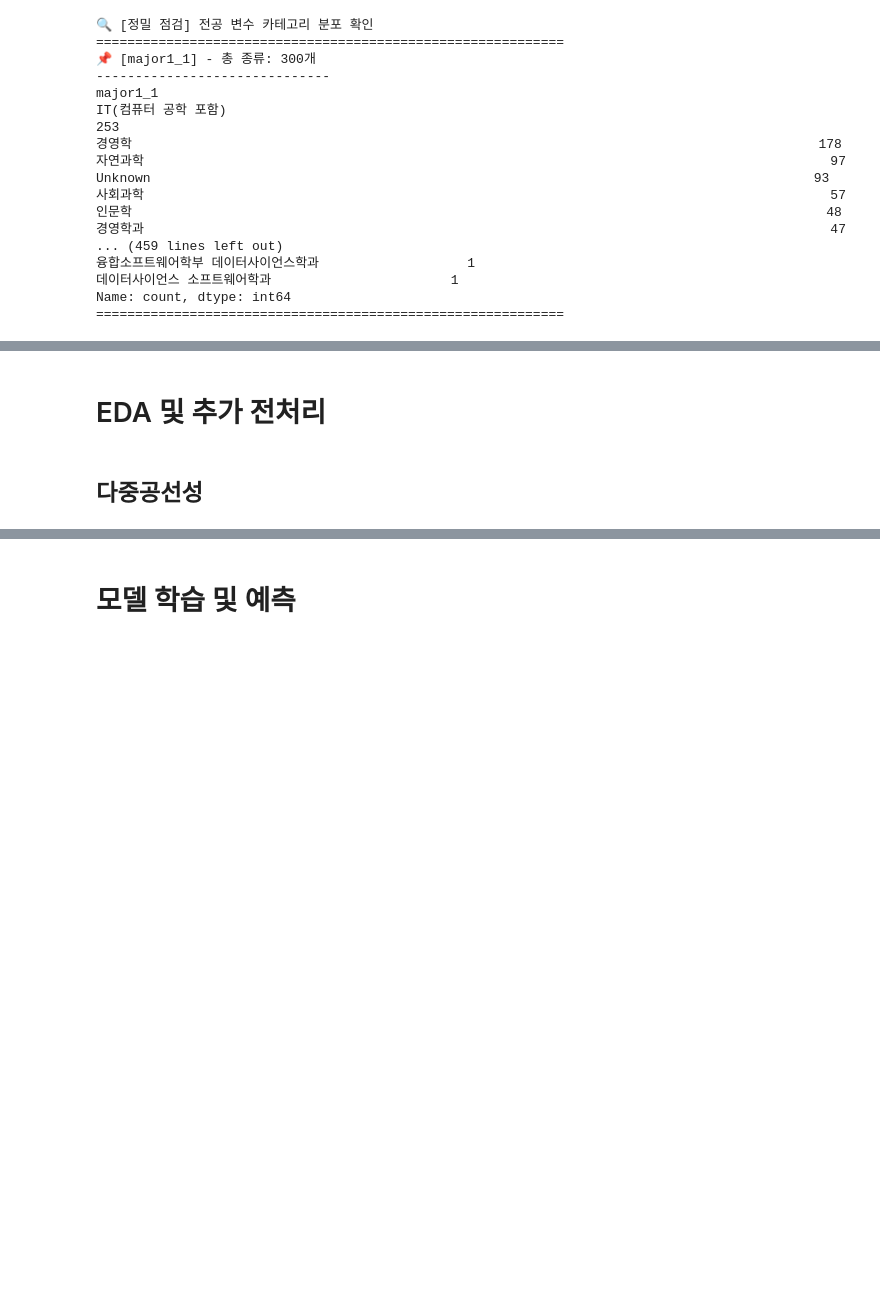
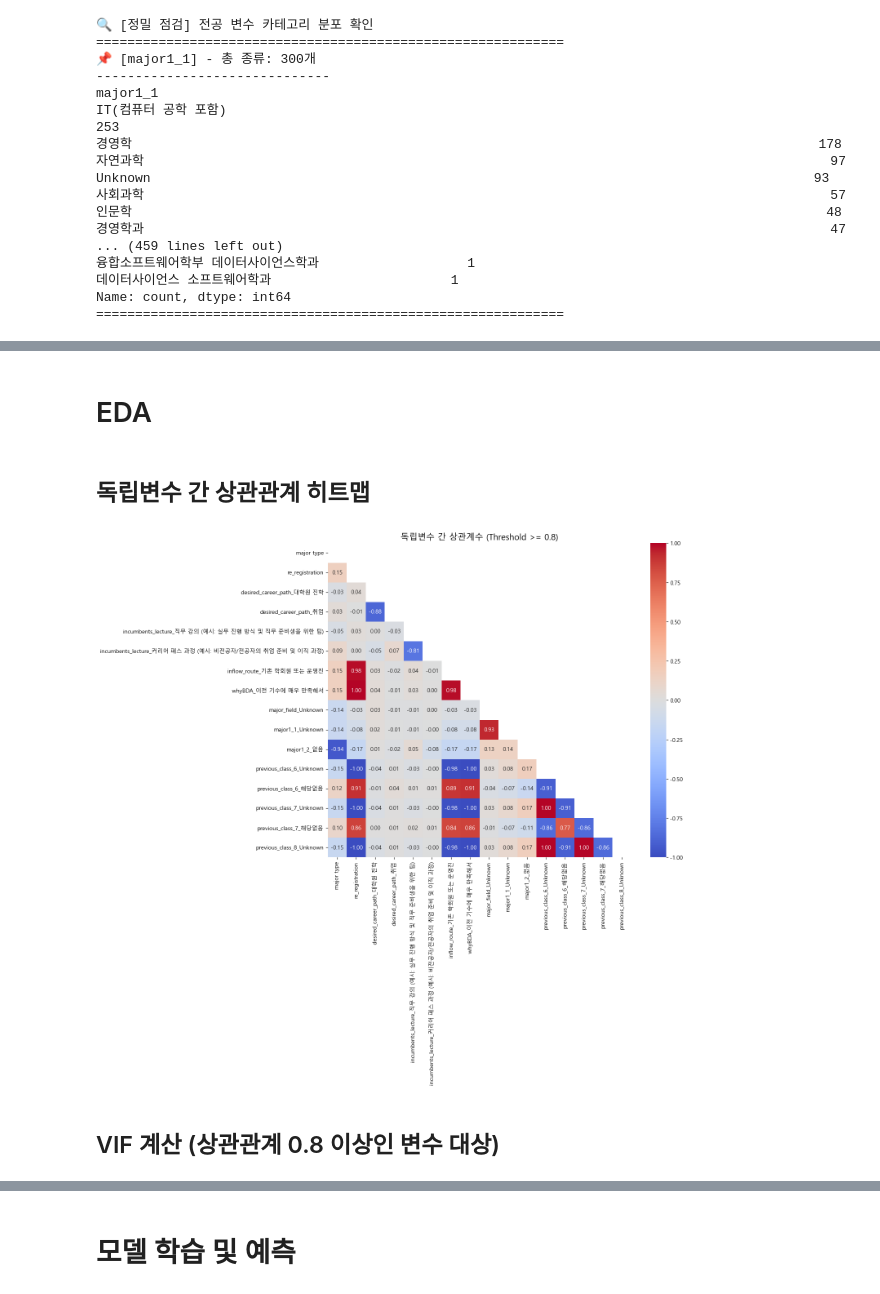
Before and after one commit to minuuuuu01/Classification-BDA, a Jupyter notebook: preprocess2.ipynb, the cells around one changed output, grey strips where cells are left out. Saved outputs shown, nothing was run; the diff lists cells and outputs as text; code cells hidden in the pictures; blank space fills up the shorter version.

```diff
--- a/preprocess2.ipynb
+++ b/preprocess2.ipynb
@@ -948,11 +1105,0 @@ Name: count, dtype: int64
-# %%
-# object(문자열/범주형) 타입인 컬럼만 골라내기
-obj_cols = df_all.select_dtypes(include=['object']).columns
-
-print(f"🔍 남은 범주형 변수 개수: {len(obj_cols)}개")
-print(f"   -> 변수명: {obj_cols.tolist()}")
-
-# 그 변수의 값 확인 (상위 5개)
-for col in obj_cols:
-    print(f"\n[{col}] 값 미리보기:")
-    print(df_all[col].value_counts().head())
@@ -968,4 +1695,2 @@ Name: count, dtype: int64
 # %% [markdown]
-# EDA 및 추가 전처리
+# EDA
-# %% [markdown]
-## 다중공선성
@@ -1067,0 +1697,40 @@ Name: count, dtype: int64
+# %% [markdown]
+## 독립변수 간 상관관계 히트맵
+# %%
+import matplotlib.pyplot as plt
+import seaborn as sns
+import numpy as np
+import platform
+
+# 한글 폰트 설정
+if platform.system() == 'Darwin': plt.rc('font', family='AppleGothic')
+elif platform.system() == 'Windows': plt.rc('font', family='Malgun Gothic')
+else: plt.rc('font', family='NanumGothic')
+plt.rcParams['axes.unicode_minus'] = False
+
+# [준비] Train 데이터 추출 (타겟 및 dataset 제외)
+target_col = 'completed'
+train_indices = df_all[df_all['dataset'] == 'train'].index
+X_train = df_all.loc[train_indices].drop(columns=['dataset', target_col])
+# 수치형 변환 (안전장치)
+X_train = X_train.apply(pd.to_numeric, errors='coerce').fillna(0)
+
+# 상관계수 행렬 계산
+corr_matrix = X_train.corr()
+
+# 0.8 이상인 변수 쌍 필터링 (자기 자신 제외)
+high_corr_var = corr_matrix[((corr_matrix.abs() >= 0.8) & (corr_matrix.abs() < 1.0)).any(axis=1)]
+high_corr_matrix = high_corr_var.loc[:, high_corr_var.index]
+
+if high_corr_matrix.empty:
+    print("상관계수 0.8 이상인 변수 쌍이 없습니다.")
+else:
+    plt.figure(figsize=(12, 10))
+    mask = np.triu(np.ones_like(high_corr_matrix, dtype=bool))
+    sns.heatmap(high_corr_matrix, annot=True, fmt='.2f', cmap='coolwarm', mask=mask, vmin=-1, vmax=1)
+    plt.title('독립변수 간 상관계수 (Threshold >= 0.8)', fontsize=15)
+    plt.show()
+# %% [output]
+[figure, added]
+# %% [markdown]
+## VIF 계산 (상관관계 0.8 이상인 변수 대상)
```
Also changed, not shown: parts of 31 cells of this notebook, 7 other files.
